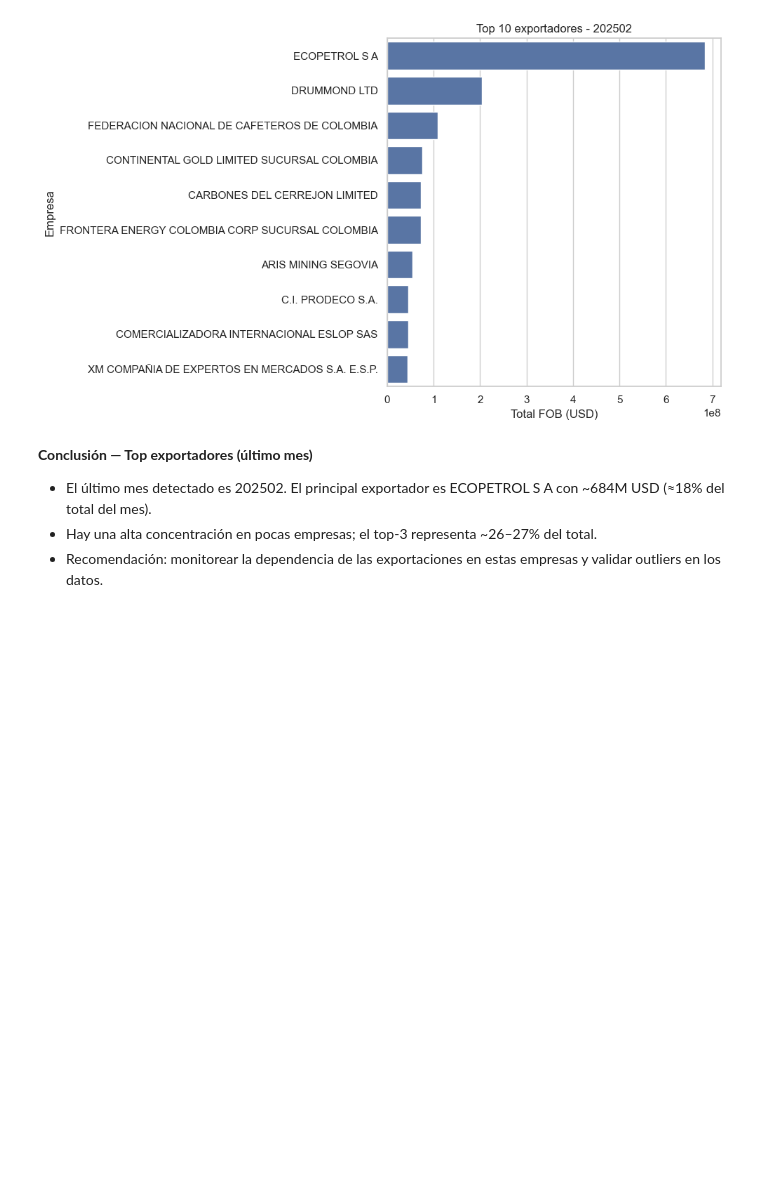
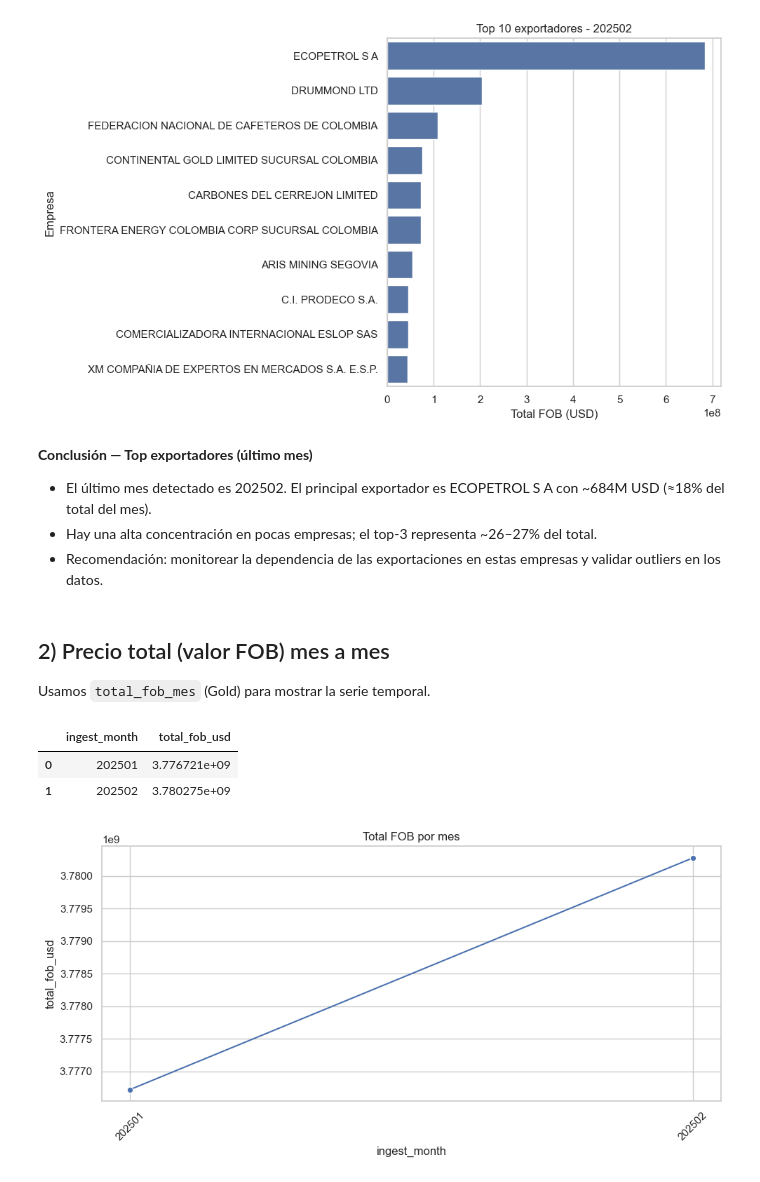
Before and after one commit to marianagg0412/final-de, a Jupyter notebook: data_lake/notebooks/analysis.ipynb, the cells around one changed output. Drawn from its saved outputs; the diff is of its cells as text; code cells hidden in the pictures; blank space fills up the shorter version.

```diff
--- a/data_lake/notebooks/analysis.ipynb
+++ b/data_lake/notebooks/analysis.ipynb
@@ -250,3 +267,34 @@ Showing top rows for the latest month: 202502
 - El último mes detectado es 202502. El principal exportador es ECOPETROL S A con ~684M USD (≈18% del total del mes).
 - Hay una alta concentración en pocas empresas; el top-3 representa ~26–27% del total.
 - Recomendación: monitorear la dependencia de las exportaciones en estas empresas y validar outliers en los datos.
+# %% [markdown]
+## 2) Precio total (valor FOB) mes a mes
+Usamos `total_fob_mes` (Gold) para mostrar la serie temporal.
+# %%
+# 2) Precio total (valor FOB) mes a mes
+if dfs.get('total_fob') is not None:
+    tf = dfs['total_fob'].copy()
+    # normalizar nombre de columna de valor
+    value_col = None
+    for c in ['total_fob_usd','total_fob','total_fob_usd_total']:
+        if c in tf.columns:
+            value_col = c
+            break
+    if value_col is None:
+        print('No se encontró columna de total FOB en total_fob dataframe')
+    else:
+        s = tf.sort_values('ingest_month')[[ 'ingest_month', value_col ]]
+        s['ingest_month'] = s['ingest_month'].astype(str)
+        plt.figure(figsize=(10,5))
+        sns.lineplot(data=s, x='ingest_month', y=value_col, marker='o')
+        plt.xticks(rotation=45)
+        plt.title('Total FOB por mes')
+        plt.tight_layout()
+        display(s)
+else:
+    print('total_fob dataset no disponible')
+# %% [output]
+|  | ingest_month | total_fob_usd |
+| 0 | 202501 | 3.776721e+09 |
+| 1 | 202502 | 3.780275e+09 |
+[figure, added]
```
Also changed, not shown: parts of 11 cells of this notebook.
